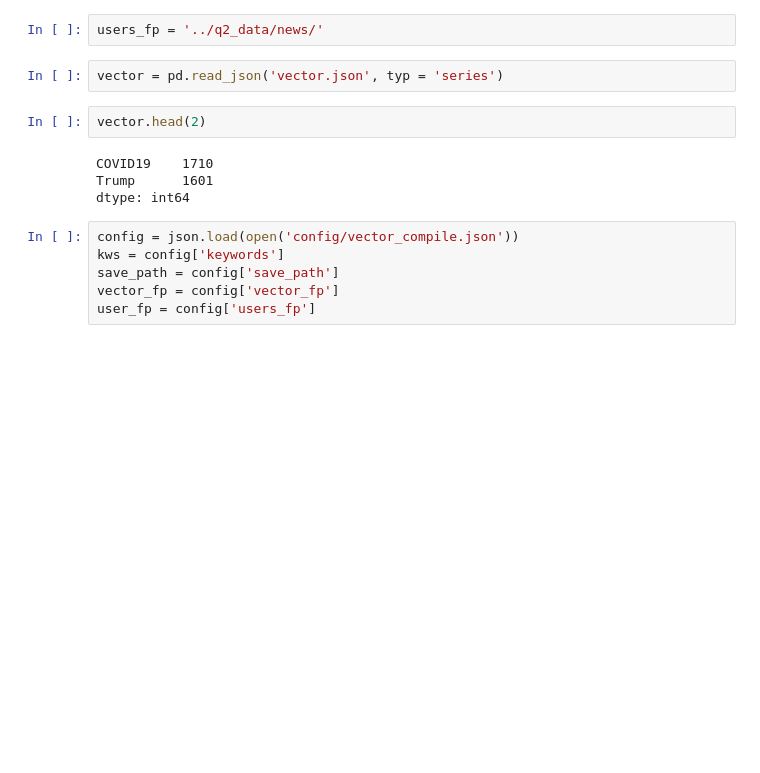
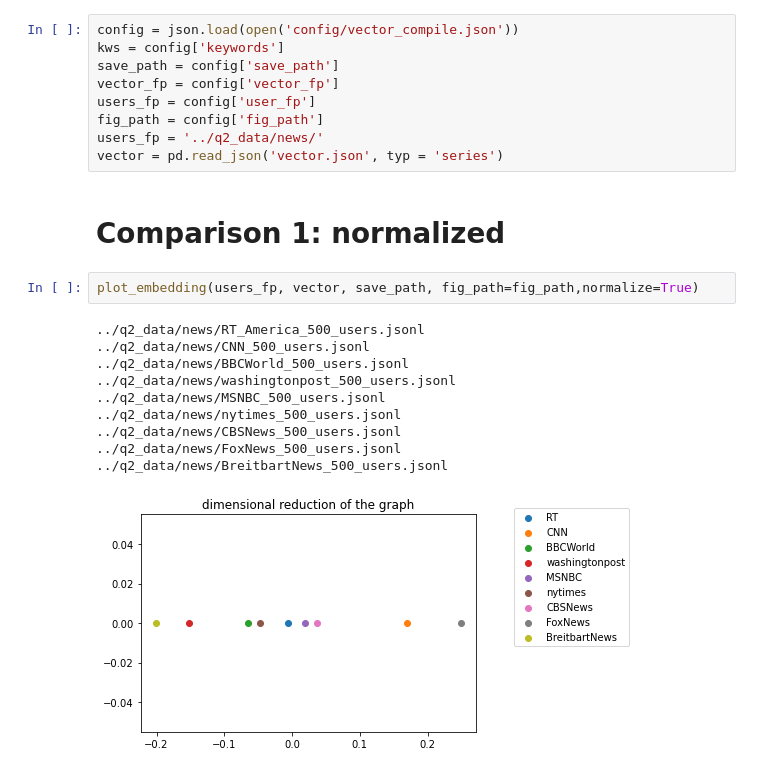
Before and after one commit to ChrisLy99/political_bots, a Jupyter notebook: adjacency_demo.ipynb, the cells around one changed output. Drawn from its saved outputs; the diff is of its cells as text; blank space fills up the shorter version.

```diff
--- a/adjacency_demo.ipynb
+++ b/adjacency_demo.ipynb
@@ -13,16 +24,24 @@ filter: ignores "neutral" hashtags
-# %%
-users_fp = '../q2_data/news/'
-# %%
-vector = pd.read_json('vector.json', typ = 'series')
-# %%
-vector.head(2)
-# %% [output]
-COVID19    1710
-Trump      1601
-dtype: int64
 # %%
 config = json.load(open('config/vector_compile.json'))
 kws = config['keywords']
 save_path = config['save_path']
 vector_fp = config['vector_fp']
-user_fp = config['users_fp']
+users_fp = config['user_fp']
+fig_path = config['fig_path']
+users_fp = '../q2_data/news/'
+vector = pd.read_json('vector.json', typ = 'series')
+# %% [markdown]
+# Comparison 1: normalized
+# %%
+plot_embedding(users_fp, vector, save_path, fig_path=fig_path,normalize=True)
+# %% [output]
+../q2_data/news/RT_America_500_users.jsonl
+../q2_data/news/CNN_500_users.jsonl
+../q2_data/news/BBCWorld_500_users.jsonl
+../q2_data/news/washingtonpost_500_users.jsonl
+../q2_data/news/MSNBC_500_users.jsonl
+../q2_data/news/nytimes_500_users.jsonl
+../q2_data/news/CBSNews_500_users.jsonl
+../q2_data/news/FoxNews_500_users.jsonl
+../q2_data/news/BreitbartNews_500_users.jsonl
+[figure, added]
```
Also changed, not shown: parts of 12 cells of this notebook, 13 other files.
